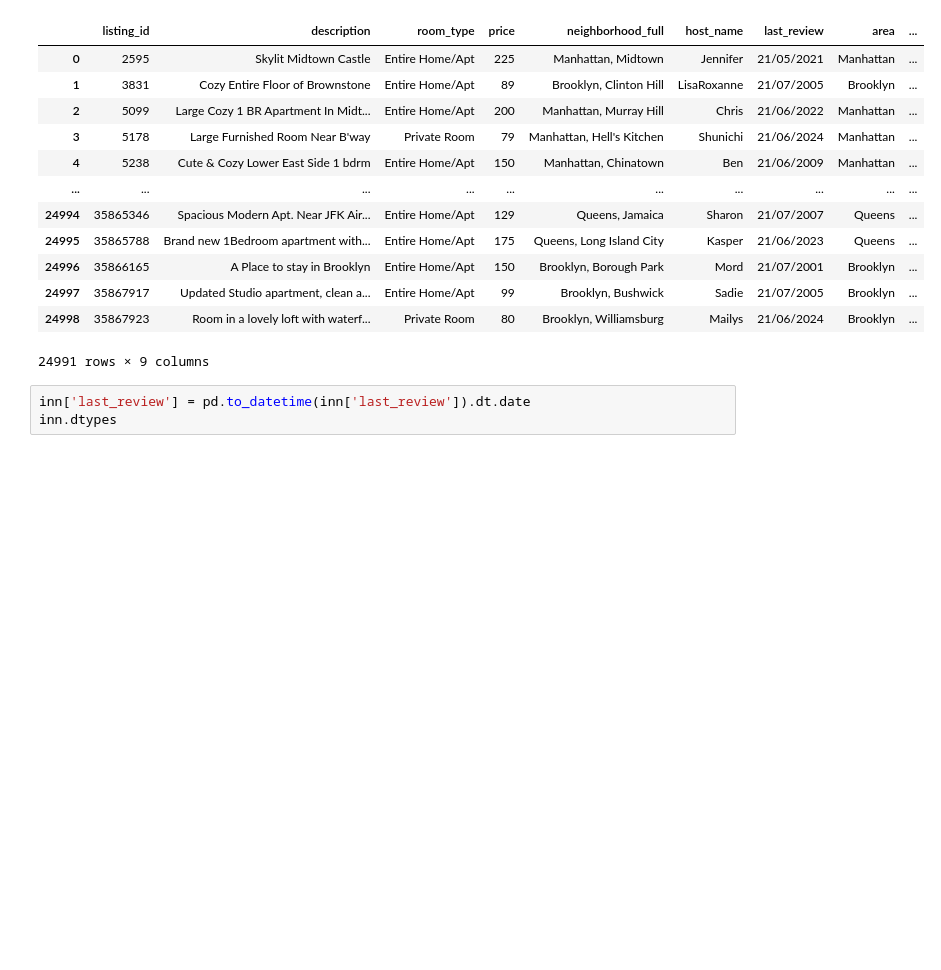
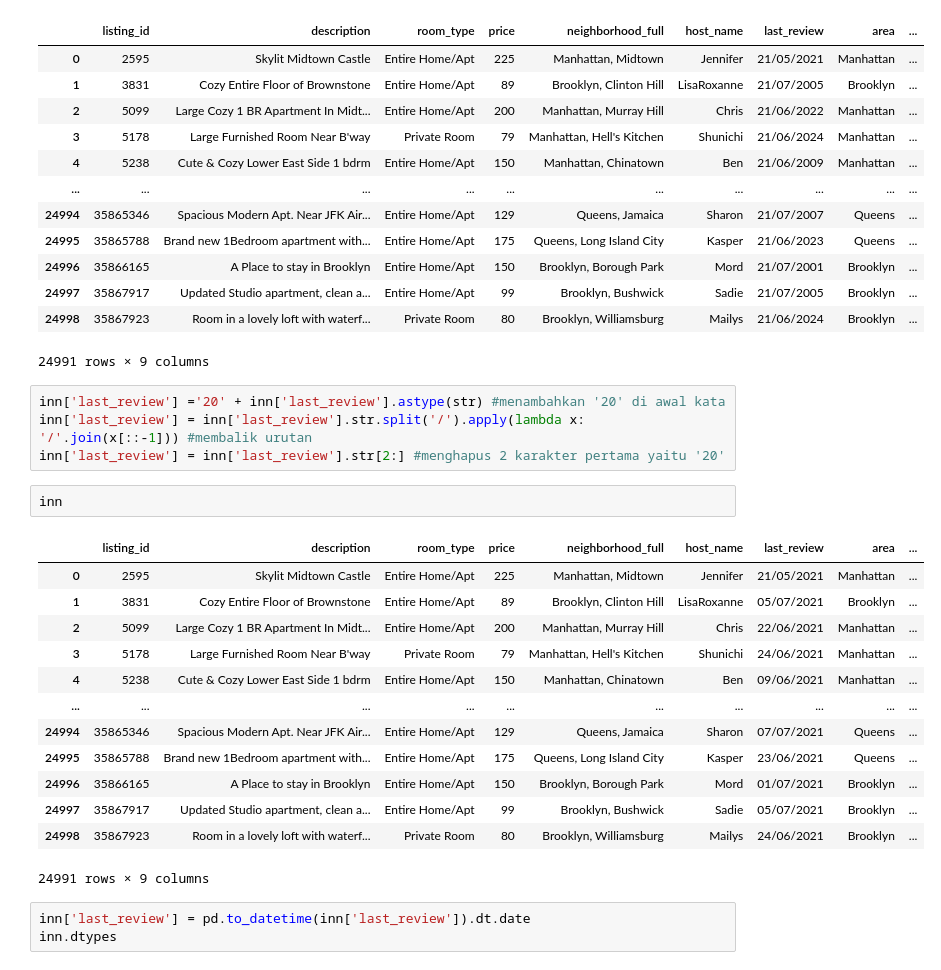
Before and after one commit to fedyrahmatullah/Dashboard-Data-of-NYC-Airbnb, a Jupyter notebook: Inn.ipynb, the cells around one changed output. Saved outputs shown, nothing was run; the diff lists cells and outputs as text; blank space fills up the shorter version.

```diff
--- a/Inn.ipynb
+++ b/Inn.ipynb
@@ -185,6 +185,26 @@ inn
 | 24997 | 35867917 | Updated Studio apartment, clean a... | Entire Home/Apt | 99 | Brooklyn, Bushwick | Sadie | 21/07/2005 | Brooklyn | ... |
 | 24998 | 35867923 | Room in a lovely loft with waterf... | Private Room | 80 | Brooklyn, Williamsburg | Mailys | 21/06/2024 | Brooklyn | ... |
 24991 rows × 9 columns
+# %%
+inn['last_review'] ='20' + inn['last_review'].astype(str) #menambahkan '20' di awal kata
+inn['last_review'] = inn['last_review'].str.split('/').apply(lambda x: '/'.join(x[::-1])) #membalik urutan
+inn['last_review'] = inn['last_review'].str[2:] #menghapus 2 karakter pertama yaitu '20'
+# %%
+inn
+# %% [output]
+|  | listing_id | description | room_type | price | neighborhood_full | host_name | last_review | area | ... |
+| 0 | 2595 | Skylit Midtown Castle | Entire Home/Apt | 225 | Manhattan, Midtown | Jennifer | 21/05/2021 | Manhattan | ... |
+| 1 | 3831 | Cozy Entire Floor of Brownstone | Entire Home/Apt | 89 | Brooklyn, Clinton Hill | LisaRoxanne | 05/07/2021 | Brooklyn | ... |
+| 2 | 5099 | Large Cozy 1 BR Apartment In Midt... | Entire Home/Apt | 200 | Manhattan, Murray Hill | Chris | 22/06/2021 | Manhattan | ... |
+| 3 | 5178 | Large Furnished Room Near B'way | Private Room | 79 | Manhattan, Hell's Kitchen | Shunichi | 24/06/2021 | Manhattan | ... |
+| 4 | 5238 | Cute & Cozy Lower East Side 1 bdrm | Entire Home/Apt | 150 | Manhattan, Chinatown | Ben | 09/06/2021 | Manhattan | ... |
+| ... | ... | ... | ... | ... | ... | ... | ... | ... | ... |
+| 24994 | 35865346 | Spacious Modern Apt. Near JFK Air... | Entire Home/Apt | 129 | Queens, Jamaica | Sharon | 07/07/2021 | Queens | ... |
+| 24995 | 35865788 | Brand new 1Bedroom apartment with... | Entire Home/Apt | 175 | Queens, Long Island City | Kasper | 23/06/2021 | Queens | ... |
+| 24996 | 35866165 | A Place to stay in Brooklyn | Entire Home/Apt | 150 | Brooklyn, Borough Park | Mord | 01/07/2021 | Brooklyn | ... |
+| 24997 | 35867917 | Updated Studio apartment, clean a... | Entire Home/Apt | 99 | Brooklyn, Bushwick | Sadie | 05/07/2021 | Brooklyn | ... |
+| 24998 | 35867923 | Room in a lovely loft with waterf... | Private Room | 80 | Brooklyn, Williamsburg | Mailys | 24/06/2021 | Brooklyn | ... |
+24991 rows × 9 columns
 # %%
 inn['last_review'] = pd.to_datetime(inn['last_review']).dt.date
 inn.dtypes
```
Also changed, not shown: parts of 15 cells of this notebook, 1 other file.
